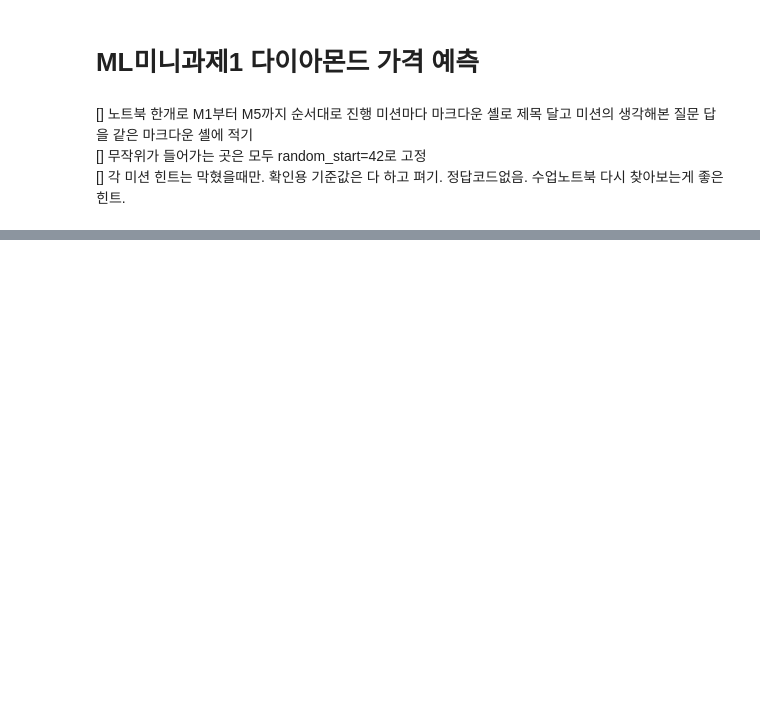
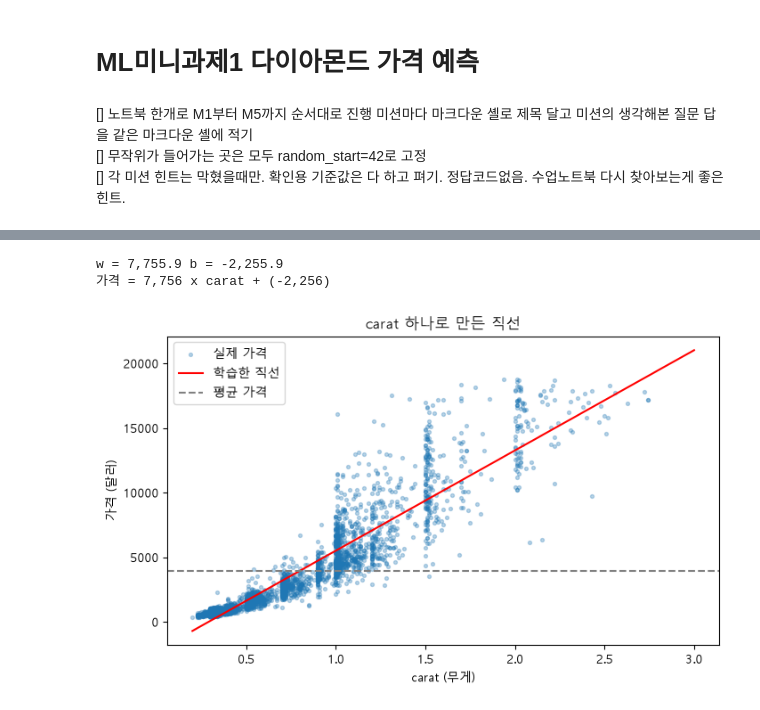
Before and after one commit to mjhsyeagk3410-dot/mini01, a Jupyter notebook: 서재홍_ML미니과제.ipynb, the cells around one changed output, grey strips where cells are left out. Saved outputs shown, nothing was run; the diff lists cells and outputs as text; code cells hidden in the pictures; blank space fills up the shorter version.

```diff
--- a/서재홍_ML미니과제.ipynb
+++ b/서재홍_ML미니과제.ipynb
@@ -128,3 +159,39 @@ plt.show
+# %%
+from sklearn.linear_model import LinearRegression
+
+# 선형 회귀 모델 만들기 (아직 학습 전)
+model = LinearRegression()
+# 학습: 입력 X(carat 한 열, 대괄호 두 겹)와 정답 y(price)로 직선의 w, b를 찾는다
+model.fit(clean[["carat"]], clean["price"])
+# coef_ = 학습된 기울기(w), intercept_ = 절편(b)
+w, b = model.coef_[0], model.intercept_
+print(f"w = {w:,.1f} b = {b:,.1f}")
+print(f"가격 = {w:,.0f} x carat + ({b:,.0f})")
+
+new = pd.DataFrame({"carat": [0.25, 0.5, 1.0, 2.0]})
+# 학습한 모델로 예측하기
+new["예상가(달러)"] = model.predict(new).round()
+# new
+
+# 데이터에서 무작위로 3,000개만 뽑기 (random_state로 매번 같게)
+vs = clean.sample(3000, random_state=42)
+
+# 그림(fig)과 그래프를 그릴 칸(ax) 만들기
+fig, ax = plt.subplots(figsize=(8, 4.5))
+# 산점도: 실제 가격
+ax.scatter(vs["carat"], vs["price"], s=8, alpha=0.3, label="실제 가격")
+# 직선은 양 끝 두 점의 예측값을 이으면 된다
+line_x = pd.DataFrame({"carat": [0.2, 3.0]})
+ax.plot(line_x["carat"], model.predict(line_x), color="red", label="학습한 직선")
+# 가로선: 아무것도 배우지 않은 모델(평균 가격)
+ax.axhline(clean["price"].mean(), color="gray", linestyle="--", label="평균 가격")
+ax.set(xlabel="carat (무게)", ylabel="가격 (달러)", title="carat 하나로 만든 직선")
+ax.legend()
+plt.show()
+# %% [output]
+w = 7,755.9 b = -2,255.9
+가격 = 7,756 x carat + (-2,256)
+[figure, added]
 # %% [markdown]
 ## M5 특성 하나씩 직선 만들기
 > 목표: 숫자 6개 열 각각 하나로 직선을 만들어 그림으로 비교하고 가격을 예측할 열을 고른 이유를 설명한다
```
Also changed, not shown: parts of 11 cells of this notebook.
